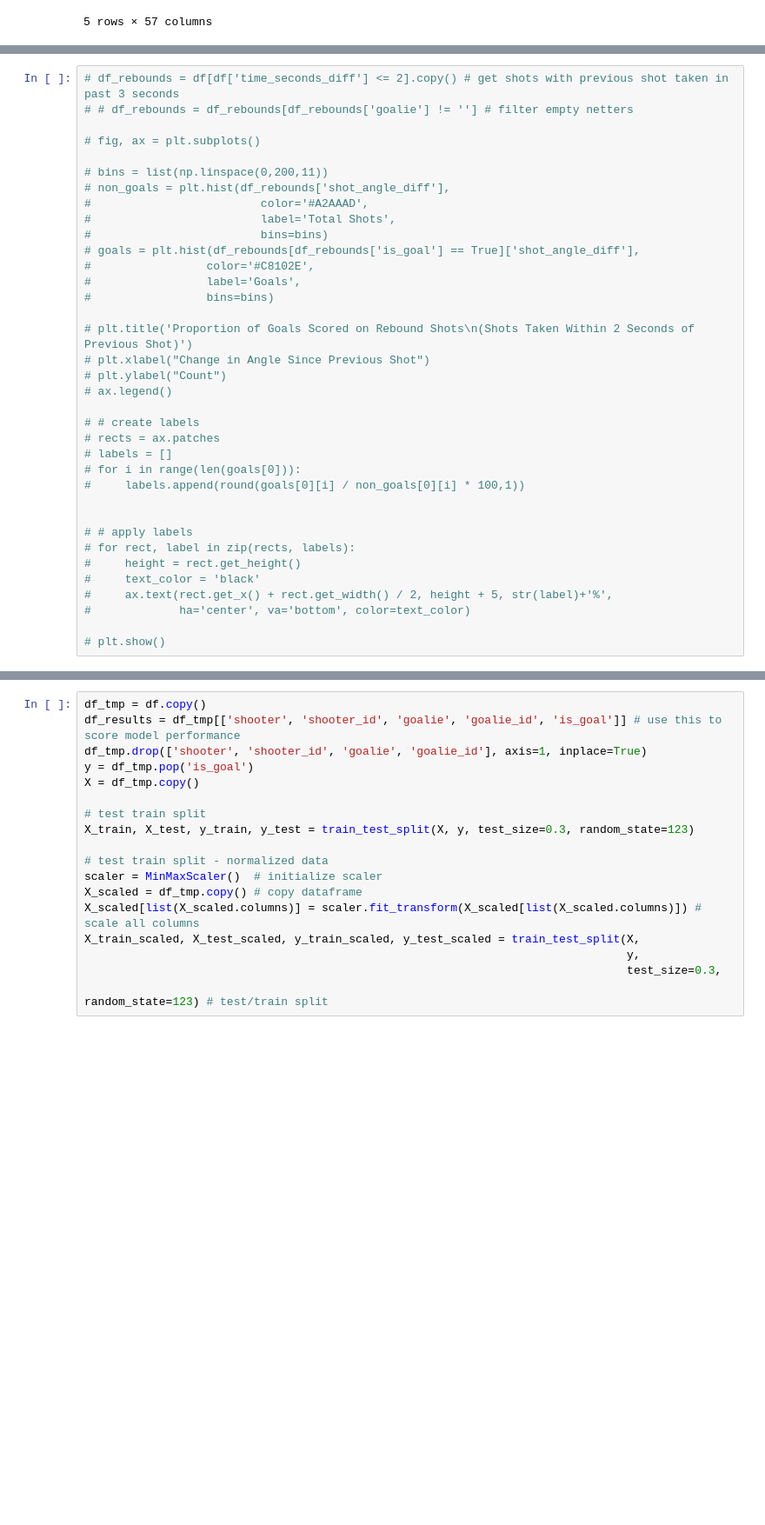
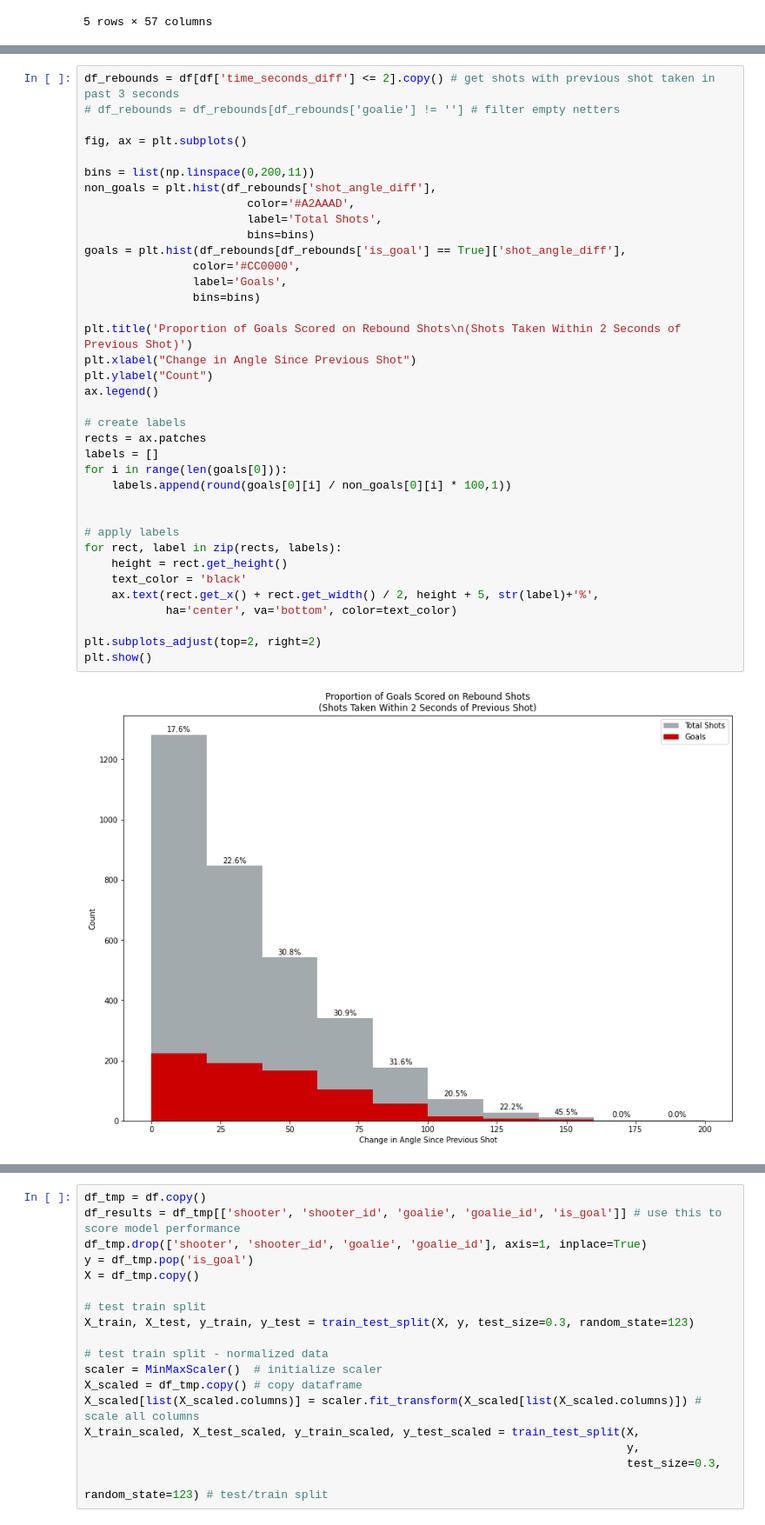
Before and after one commit to shawzy2/expected_goals, a Jupyter notebook: notebook/goalie_trends.ipynb, the cells around one changed output, grey strips where cells are left out. Shown: that part at 87% size. Cells and saved outputs as stored; diff of their text form; blank space fills up the shorter version.

```diff
--- a/notebook/goalie_trends.ipynb
+++ b/notebook/goalie_trends.ipynb
@@ -324,36 +369,39 @@ Change in angle of rebound vs Shot outcome
 # %%
-# df_rebounds = df[df['time_seconds_diff'] <= 2].copy() # get shots with previous shot taken in past 3 seconds
-# # df_rebounds = df_rebounds[df_rebounds['goalie'] != ''] # filter empty netters
+df_rebounds = df[df['time_seconds_diff'] <= 2].copy() # get shots with previous shot taken in past 3 seconds
+# df_rebounds = df_rebounds[df_rebounds['goalie'] != ''] # filter empty netters
 
-# fig, ax = plt.subplots()
+fig, ax = plt.subplots()
 
-# bins = list(np.linspace(0,200,11))
-# non_goals = plt.hist(df_rebounds['shot_angle_diff'],
-#                         color='#A2AAAD',
-#                         label='Total Shots',
-#                         bins=bins)
-# goals = plt.hist(df_rebounds[df_rebounds['is_goal'] == True]['shot_angle_diff'],
-#                 color='#C8102E',
-#                 label='Goals',
-#                 bins=bins)
+bins = list(np.linspace(0,200,11))
+non_goals = plt.hist(df_rebounds['shot_angle_diff'],
+                        color='#A2AAAD',
+                        label='Total Shots',
+                        bins=bins)
+goals = plt.hist(df_rebounds[df_rebounds['is_goal'] == True]['shot_angle_diff'],
+                color='#CC0000',
+                label='Goals',
+                bins=bins)
 
-# plt.title('Proportion of Goals Scored on Rebound Shots\n(Shots Taken Within 2 Seconds of Previous Shot)')
-# plt.xlabel("Change in Angle Since Previous Shot")
-# plt.ylabel("Count")
-# ax.legend()
+plt.title('Proportion of Goals Scored on Rebound Shots\n(Shots Taken Within 2 Seconds of Previous Shot)')
+plt.xlabel("Change in Angle Since Previous Shot")
+plt.ylabel("Count")
+ax.legend()
 
-# # create labels
-# rects = ax.patches
-# labels = []
-# for i in range(len(goals[0])):
-#     labels.append(round(goals[0][i] / non_goals[0][i] * 100,1))
+# create labels
+rects = ax.patches
+labels = []
+for i in range(len(goals[0])):
+    labels.append(round(goals[0][i] / non_goals[0][i] * 100,1))
 
 
-# # apply labels
-# for rect, label in zip(rects, labels):
-#     height = rect.get_height()
-#     text_color = 'black'
-#     ax.text(rect.get_x() + rect.get_width() / 2, height + 5, str(label)+'%',
-#             ha='center', va='bottom', color=text_color)
+# apply labels
+for rect, label in zip(rects, labels):
+    height = rect.get_height()
+    text_color = 'black'
+    ax.text(rect.get_x() + rect.get_width() / 2, height + 5, str(label)+'%',
+            ha='center', va='bottom', color=text_color)
 
-# plt.show()
+plt.subplots_adjust(top=2, right=2)
+plt.show()
+# %% [output]
+[figure, added]
```
Also changed, not shown: parts of 47 cells of this notebook, 1 other file.
